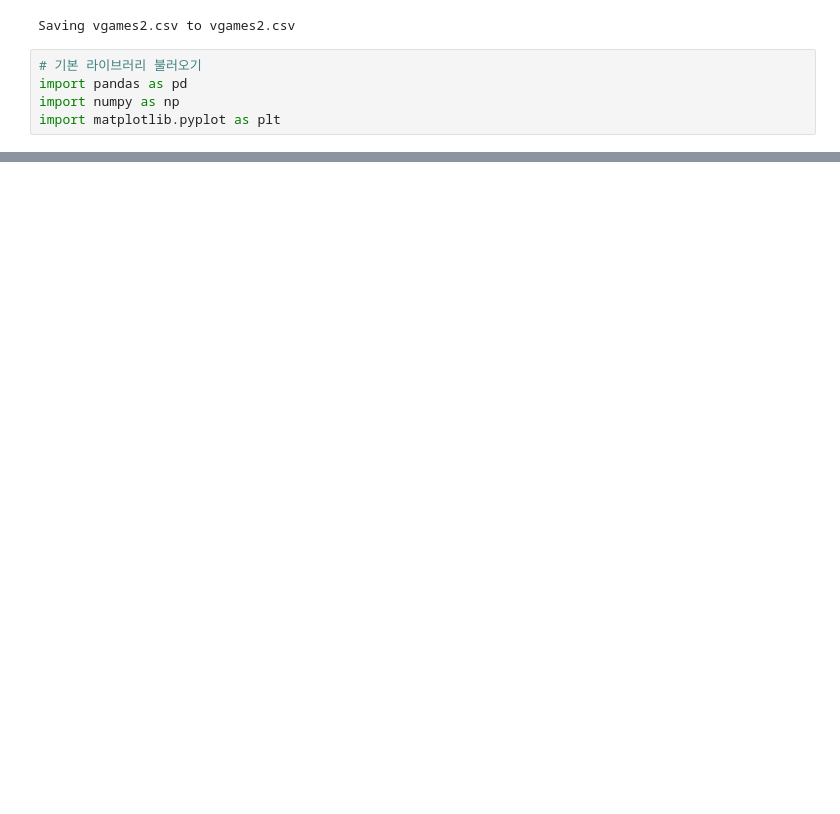
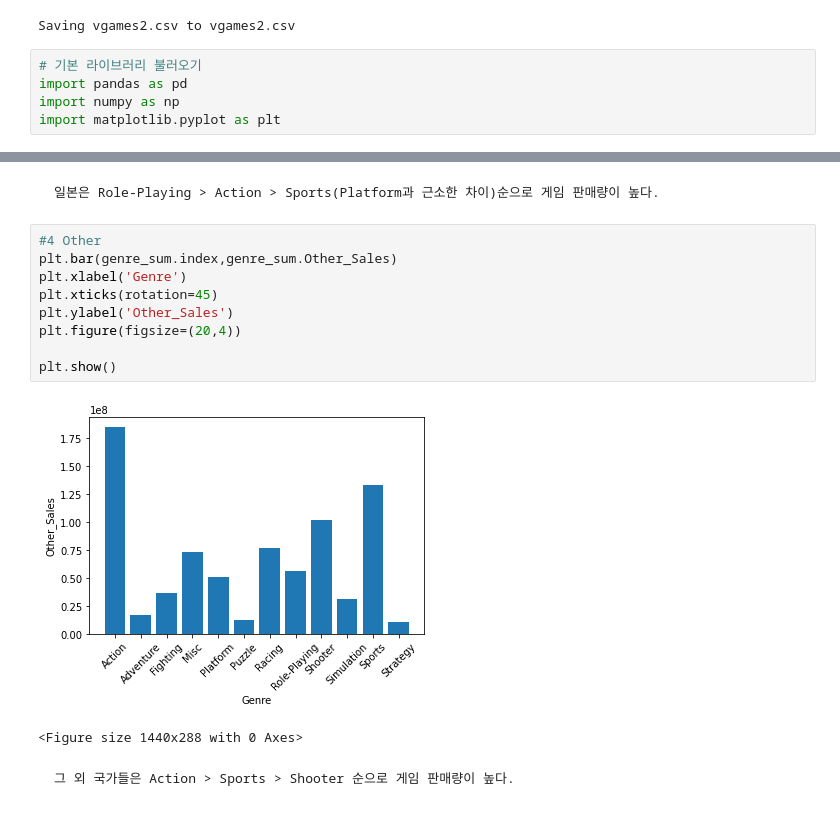
Before and after one commit to shinhyunji36/Codestates_AIB_Projects, a Jupyter notebook: AI_03_신현지_Section1.ipynb, the cells around one changed output, grey strips where cells are left out. Cells and saved outputs as stored; diff of their text form; blank space fills up the shorter version.

````diff
--- a/AI_03_신현지_Section1.ipynb
+++ b/AI_03_신현지_Section1.ipynb
@@ -298,0 +392,20 @@ na_no_K[:100]
+# %% [markdown]
+```
+일본은 Role-Playing > Action > Sports(Platform과 근소한 차이)순으로 게임 판매량이 높다.
+```
+# %%
+#4 Other
+plt.bar(genre_sum.index,genre_sum.Other_Sales)
+plt.xlabel('Genre')
+plt.xticks(rotation=45)
+plt.ylabel('Other_Sales')
+plt.figure(figsize=(20,4))
+
+plt.show()
+# %% [output]
+[figure, added]
+<Figure size 1440x288 with 0 Axes>
+# %% [markdown]
+```
+그 외 국가들은 Action > Sports > Shooter 순으로 게임 판매량이 높다.
+```
````
Also changed, not shown: parts of 64 cells of this notebook.
